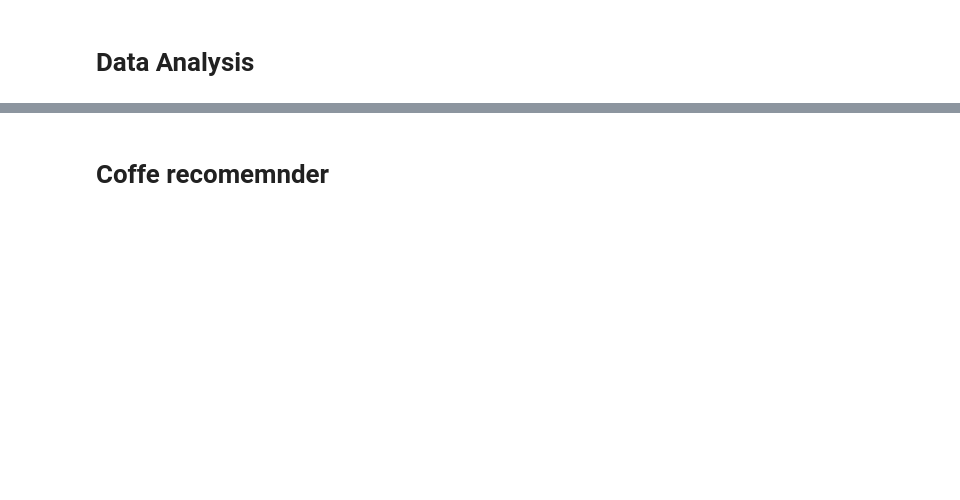
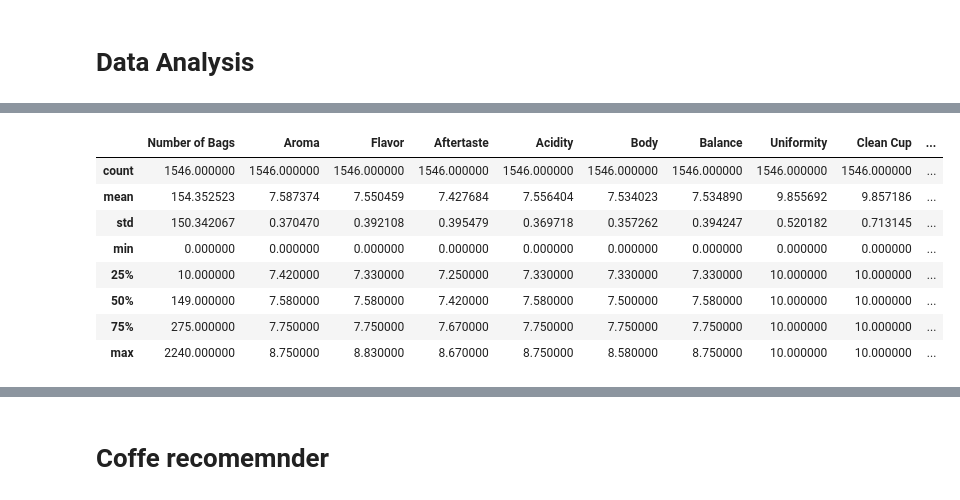
Before and after one commit to lukpares/coffee, a Jupyter notebook: coffee.ipynb, the cells around one changed output, grey strips where cells are left out. Saved outputs shown, nothing was run; the diff lists cells and outputs as text; code cells hidden in the pictures; blank space fills up the shorter version.

```diff
--- a/coffee.ipynb
+++ b/coffee.ipynb
@@ -90,0 +117,13 @@ df_coffee.head(3)
+# %%
+# get descriptive statistics of numeric
+df_coffee.describe()
+# %% [output]
+|  | Number of Bags | Aroma | Flavor | Aftertaste | Acidity | Body | Balance | Uniformity | Clean Cup | ... |
+| count | 1546.000000 | 1546.000000 | 1546.000000 | 1546.000000 | 1546.000000 | 1546.000000 | 1546.000000 | 1546.000000 | 1546.000000 | ... |
+| mean | 154.352523 | 7.587374 | 7.550459 | 7.427684 | 7.556404 | 7.534023 | 7.534890 | 9.855692 | 9.857186 | ... |
+| std | 150.342067 | 0.370470 | 0.392108 | 0.395479 | 0.369718 | 0.357262 | 0.394247 | 0.520182 | 0.713145 | ... |
+| min | 0.000000 | 0.000000 | 0.000000 | 0.000000 | 0.000000 | 0.000000 | 0.000000 | 0.000000 | 0.000000 | ... |
+| 25% | 10.000000 | 7.420000 | 7.330000 | 7.250000 | 7.330000 | 7.330000 | 7.330000 | 10.000000 | 10.000000 | ... |
+| 50% | 149.000000 | 7.580000 | 7.580000 | 7.420000 | 7.580000 | 7.500000 | 7.580000 | 10.000000 | 10.000000 | ... |
+| 75% | 275.000000 | 7.750000 | 7.750000 | 7.670000 | 7.750000 | 7.750000 | 7.750000 | 10.000000 | 10.000000 | ... |
+| max | 2240.000000 | 8.750000 | 8.830000 | 8.670000 | 8.750000 | 8.580000 | 8.750000 | 10.000000 | 10.000000 | ... |
```
Also changed, not shown: parts of 6 cells of this notebook.
